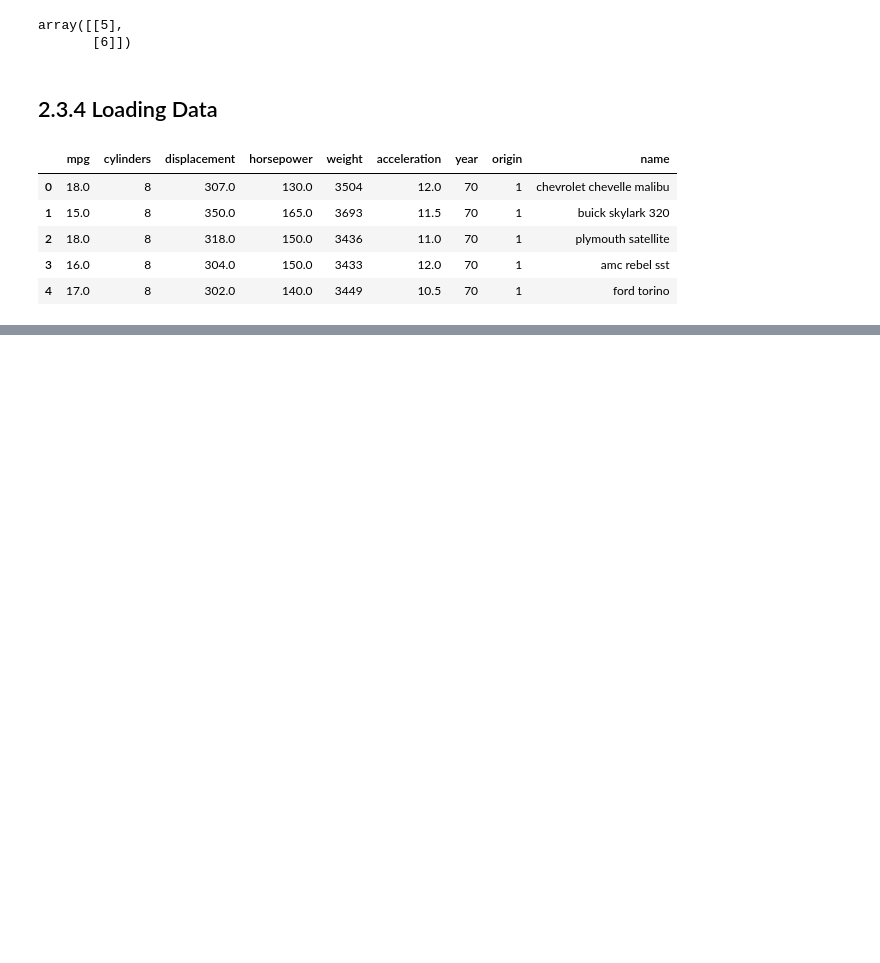
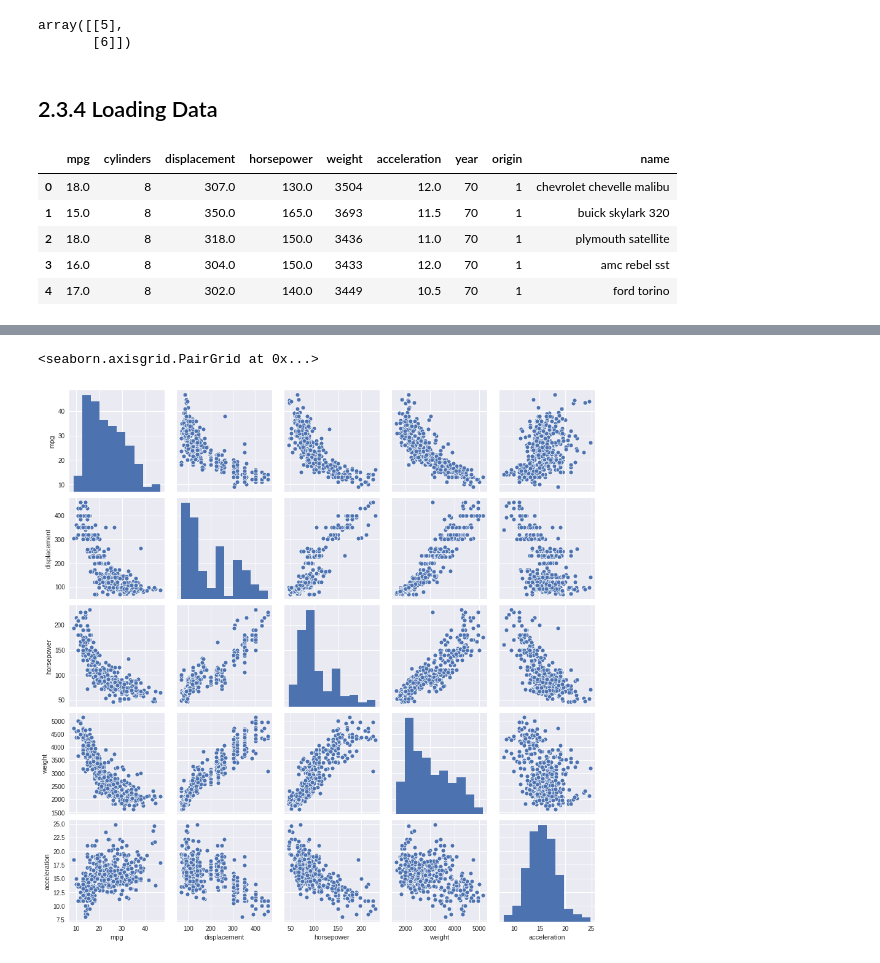
Before and after one commit to mjalalimanesh/Statistical-Learning-ISLR-Python, a Jupyter notebook: lab2.ipynb, the cells around one changed output, grey strips where cells are left out. Cells and saved outputs as stored; diff of their text form; code cells hidden in the pictures; blank space fills up the shorter version.

```diff
--- a/lab2.ipynb
+++ b/lab2.ipynb
@@ -236,0 +249,5 @@ sns.boxplot(data=Auto, x="cylinders", y="mpg", ax=ax)
+# %%
+sns.pairplot(Auto[["mpg", "displacement", "horsepower", "weight", "acceleration"]])
+# %% [output]
+<seaborn.axisgrid.PairGrid at 0x...>
+[figure, added]
```
Also changed, not shown: parts of 7 cells of this notebook.
